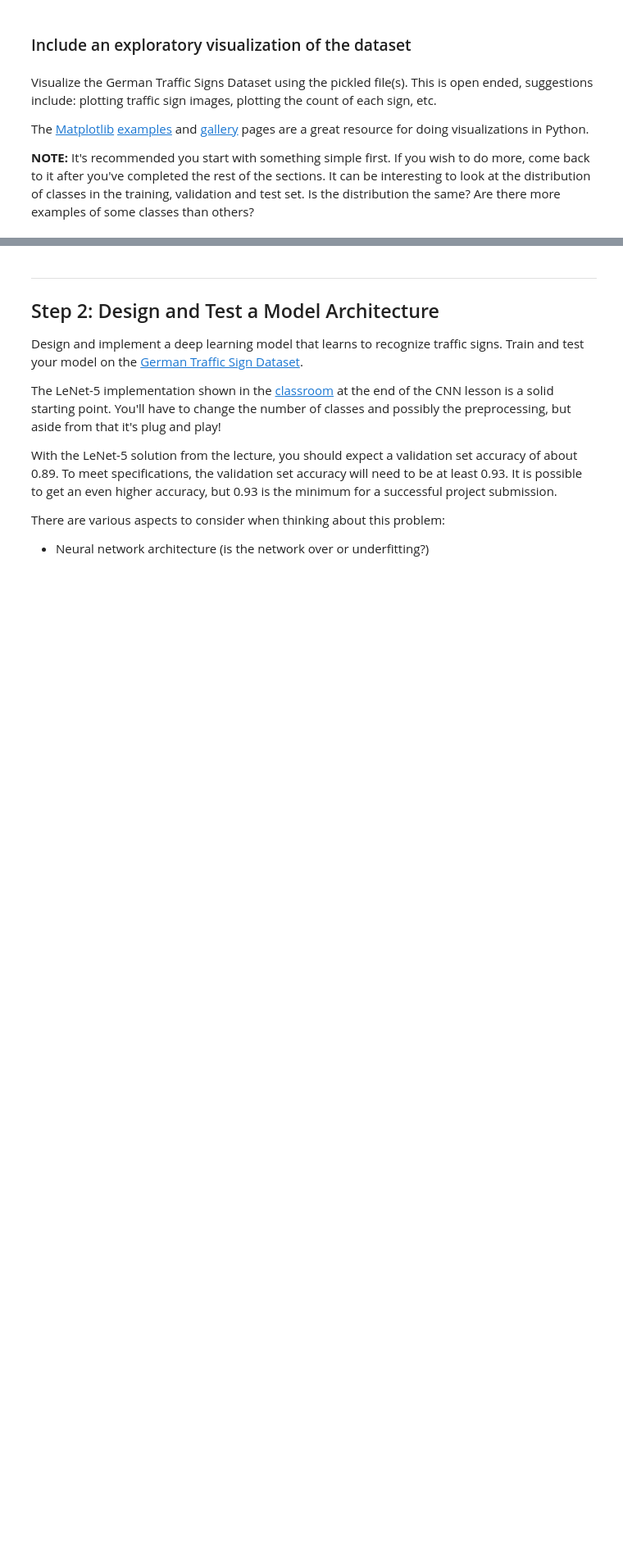
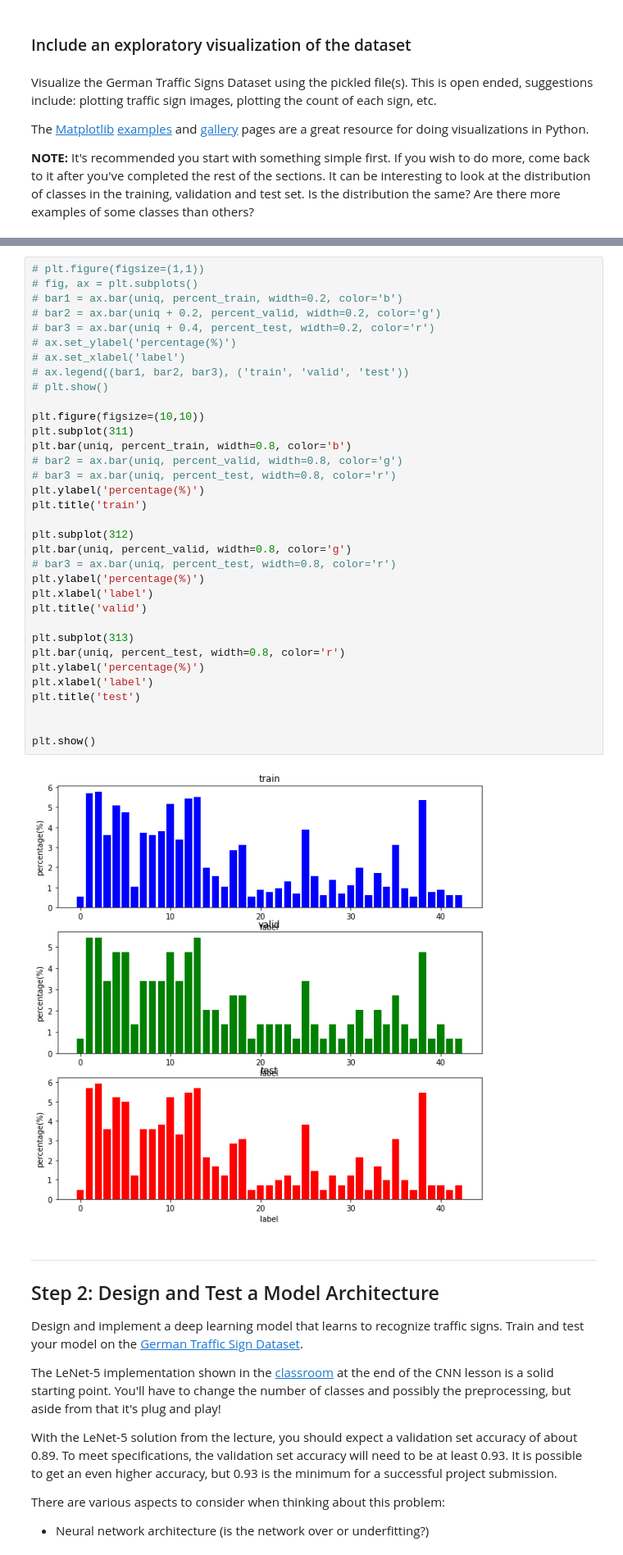
Before and after one commit to sangyezi/CarND-Traffic-Sign-Classifier-Project, a Jupyter notebook: Traffic_Sign_Classifier.ipynb, the cells around one changed output, grey strips where cells are left out. Shown: that part at 82% size. Saved outputs shown, nothing was run; the diff lists cells and outputs as text; blank space fills up the shorter version.

```diff
--- a/Traffic_Sign_Classifier.ipynb
+++ b/Traffic_Sign_Classifier.ipynb
@@ -125,3 +143,39 @@ Sign:  Speed limit (100km/h)
+# %%
+# plt.figure(figsize=(1,1))
+# fig, ax = plt.subplots()
+# bar1 = ax.bar(uniq, percent_train, width=0.2, color='b')
+# bar2 = ax.bar(uniq + 0.2, percent_valid, width=0.2, color='g')
+# bar3 = ax.bar(uniq + 0.4, percent_test, width=0.2, color='r')
+# ax.set_ylabel('percentage(%)')
+# ax.set_xlabel('label')
+# ax.legend((bar1, bar2, bar3), ('train', 'valid', 'test'))
+# plt.show()
+
+plt.figure(figsize=(10,10))
+plt.subplot(311)
+plt.bar(uniq, percent_train, width=0.8, color='b')
+# bar2 = ax.bar(uniq, percent_valid, width=0.8, color='g')
+# bar3 = ax.bar(uniq, percent_test, width=0.8, color='r')
+plt.ylabel('percentage(%)')
+plt.title('train')
+
+plt.subplot(312)
+plt.bar(uniq, percent_valid, width=0.8, color='g')
+# bar3 = ax.bar(uniq, percent_test, width=0.8, color='r')
+plt.ylabel('percentage(%)')
+plt.xlabel('label')
+plt.title('valid')
+
+plt.subplot(313)
+plt.bar(uniq, percent_test, width=0.8, color='r')
+plt.ylabel('percentage(%)')
+plt.xlabel('label')
+plt.title('test')
+
+
+plt.show()
+# %% [output]
+[figure, added]
 # %% [markdown]
 ----
 
```
Also changed, not shown: parts of 15 cells of this notebook, 2 other files.
